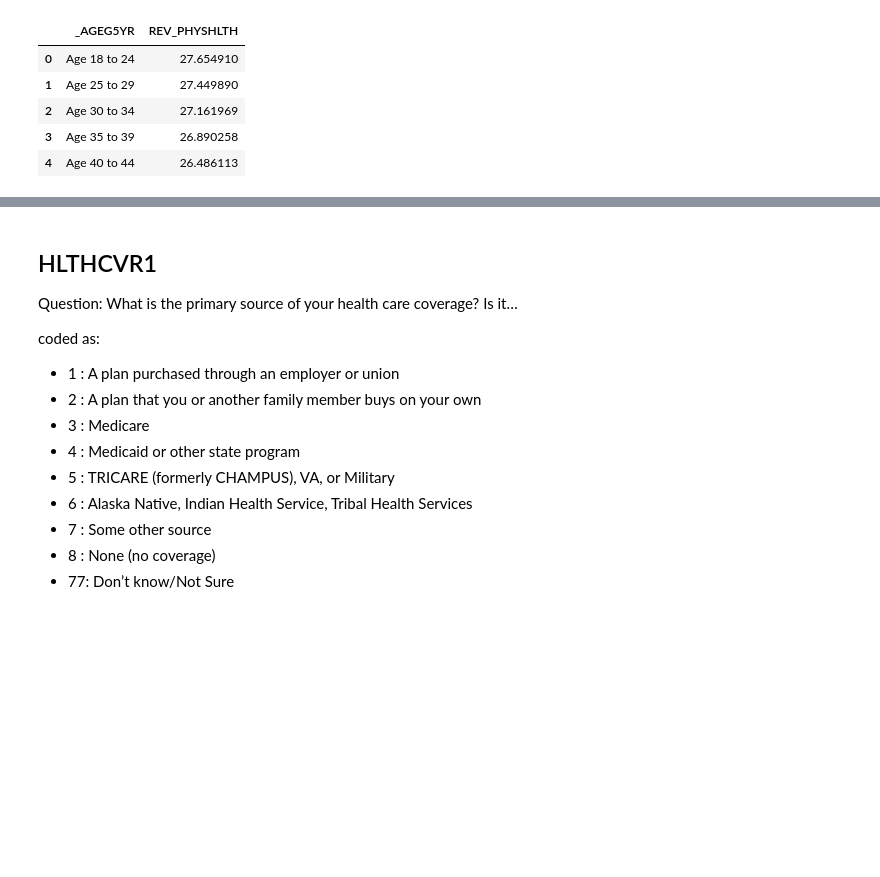
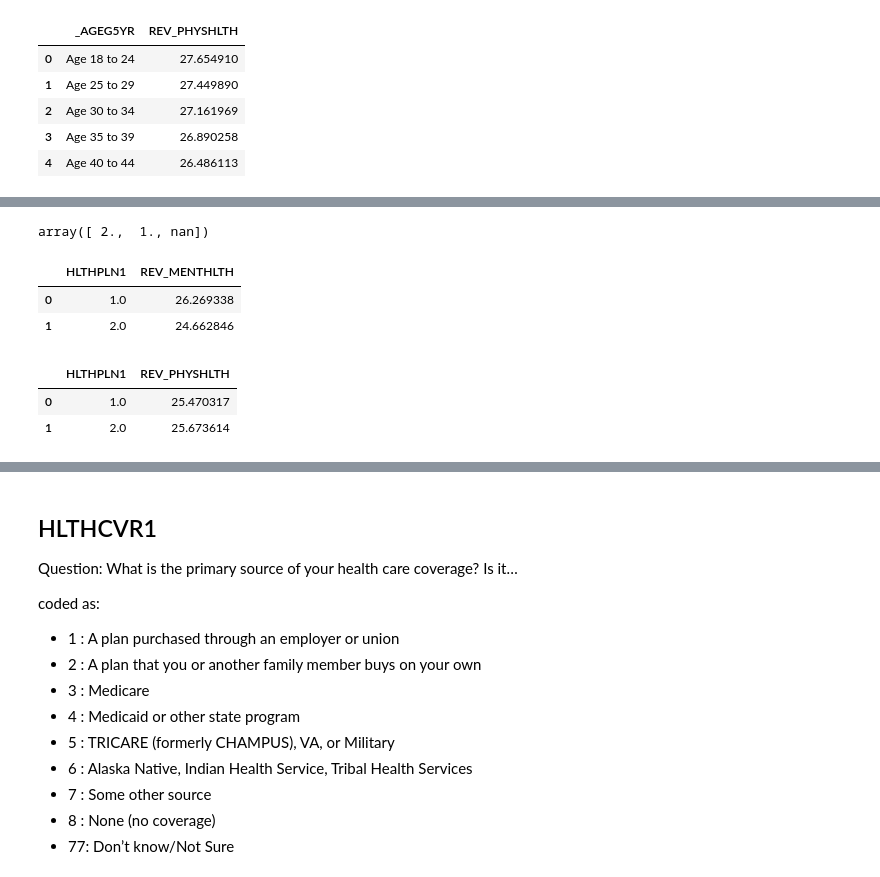
Before and after one commit to EMarksCyr/Final_Project_Health_Outcome_Prediction, a Jupyter notebook: analysis/data_exploration_bar_area.ipynb, the cells around one changed output, grey strips where cells are left out. Drawn from its saved outputs; the diff is of its cells as text; code cells hidden in the pictures; blank space fills up the shorter version.

```diff
--- a/analysis/data_exploration_bar_area.ipynb
+++ b/analysis/data_exploration_bar_area.ipynb
@@ -197,0 +206,29 @@ Coded as:
+# %%
+#recode
+health_behaviour_df.loc[health_behaviour_df.HLTHPLN1 == 7, "HLTHPLN1"] = np.NaN
+health_behaviour_df.loc[health_behaviour_df.HLTHPLN1 == 9, "HLTHPLN1"] = np.NaN
+health_behaviour_df['HLTHPLN1'].unique()
+# %% [output]
+array([ 2.,  1., nan])
+# %%
+## percieved mental health across coverage
+df_cov_men = health_behaviour_df[['HLTHPLN1', 'REV_MENTHLTH']].copy()
+df_cov_men = df_cov_men.dropna(how='any')
+
+df_cov_men = df_cov_men.groupby('HLTHPLN1')['REV_MENTHLTH'].mean().reset_index()
+df_cov_men
+# %% [output]
+|  | HLTHPLN1 | REV_MENTHLTH |
+| 0 | 1.0 | 26.269338 |
+| 1 | 2.0 | 24.662846 |
+# %%
+## percieved mental health across coverage
+df_cov_phy = health_behaviour_df[['HLTHPLN1', 'REV_PHYSHLTH']].copy()
+df_cov_phy = df_cov_phy.dropna(how='any')
+
+df_cov_phy = df_cov_phy.groupby('HLTHPLN1')['REV_PHYSHLTH'].mean().reset_index()
+df_cov_phy
+# %% [output]
+|  | HLTHPLN1 | REV_PHYSHLTH |
+| 0 | 1.0 | 25.470317 |
+| 1 | 2.0 | 25.673614 |
```
Also changed, not shown: parts of 10 cells of this notebook, 1 other file.
